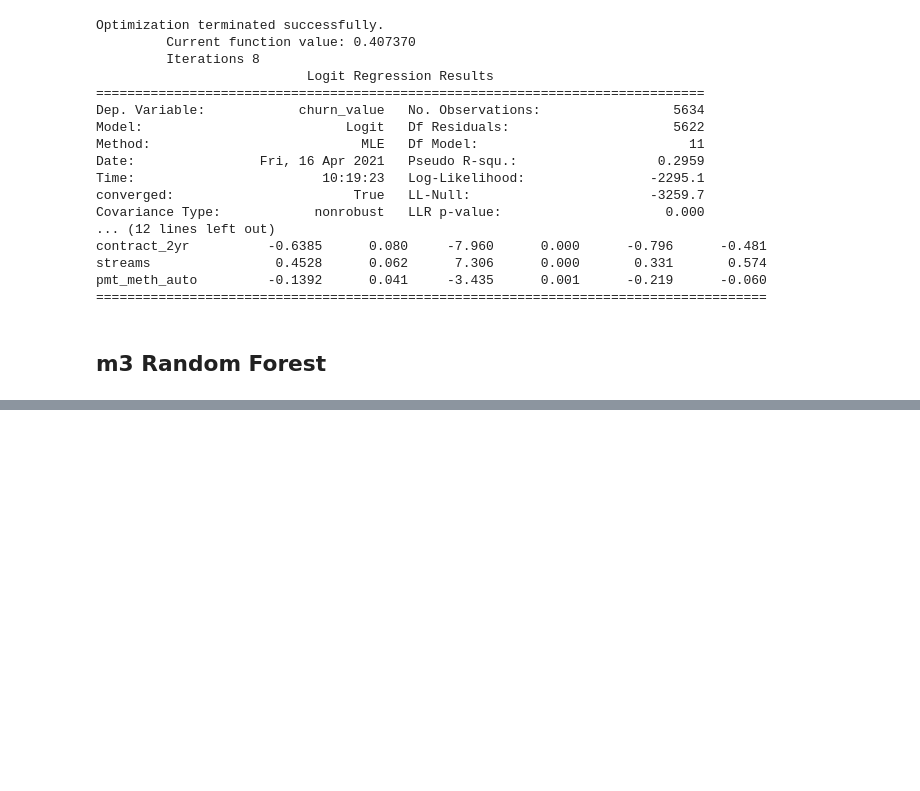
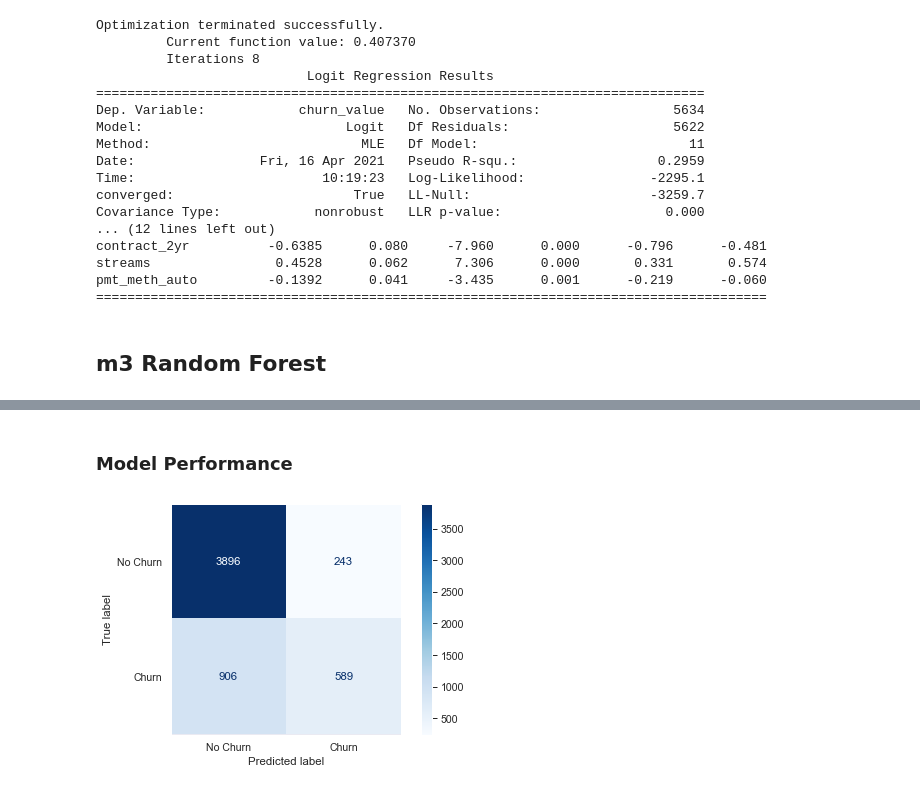
Before and after one commit to cutterback/p03-telco-churn-model, a Jupyter notebook: Telco-Churn-Classification-Model.ipynb, the cells around one changed output, grey strips where cells are left out. Drawn from its saved outputs; the diff is of its cells as text; code cells hidden in the pictures; blank space fills up the shorter version.

Commit message:
Starting random forest model

```diff
--- a/Telco-Churn-Classification-Model.ipynb
+++ b/Telco-Churn-Classification-Model.ipynb
@@ -837,2 +859,3 @@ pmt_meth_auto         -0.1392      0.041     -3.435      0.001      -0.219
 # %%
-model_rf = RandomForestClassifier(random_state=SEED, fit_intercept=False, max_iter=500, n_jobs=jobs)
+model_rf = RandomForestClassifier(random_state=SEED, n_jobs=jobs)
+# model_rr.get_params().keys()
@@ -838,0 +864,14 @@ model_rf = RandomForestClassifier(random_state=SEED, fit_intercept=False, max_it
+# %%
+# Define the grid
+grid_params_rf = [{'criterion': ['gini', 'entropy'],
+                   'n_estimators': [10, 20, 40, 80, 160],
+                   'max_features': ['auto', 'sqrt'],
+                   'max_depth': [3, 5, 7, 10, None],
+                   'min_samples_leaf': [5, 10, 20, 40],
+                   'min_samples_split': [0.1, 0.2, 0.3, 0.4],
+                    }]
+# %%
+gs_rf = instantiate_grid(model_rf, grid_params_rf)
+# %%
+# Fit the training data
+gs_rf.fit(X_train3, y_train)
@@ -838,0 +893,8 @@ model_rf = RandomForestClassifier(random_state=SEED, fit_intercept=False, max_it
+# %% [markdown]
+### Model Performance
+# %%
+# print confusion matrix for best model
+best_model_rf = gs_rf.best_estimator_
+display_confusion(best_model_rf, X_train3, y_train, labels=['No Churn', 'Churn'])
+# %% [output]
+[figure, added]
```
Also changed, not shown: parts of 12 cells of this notebook.
